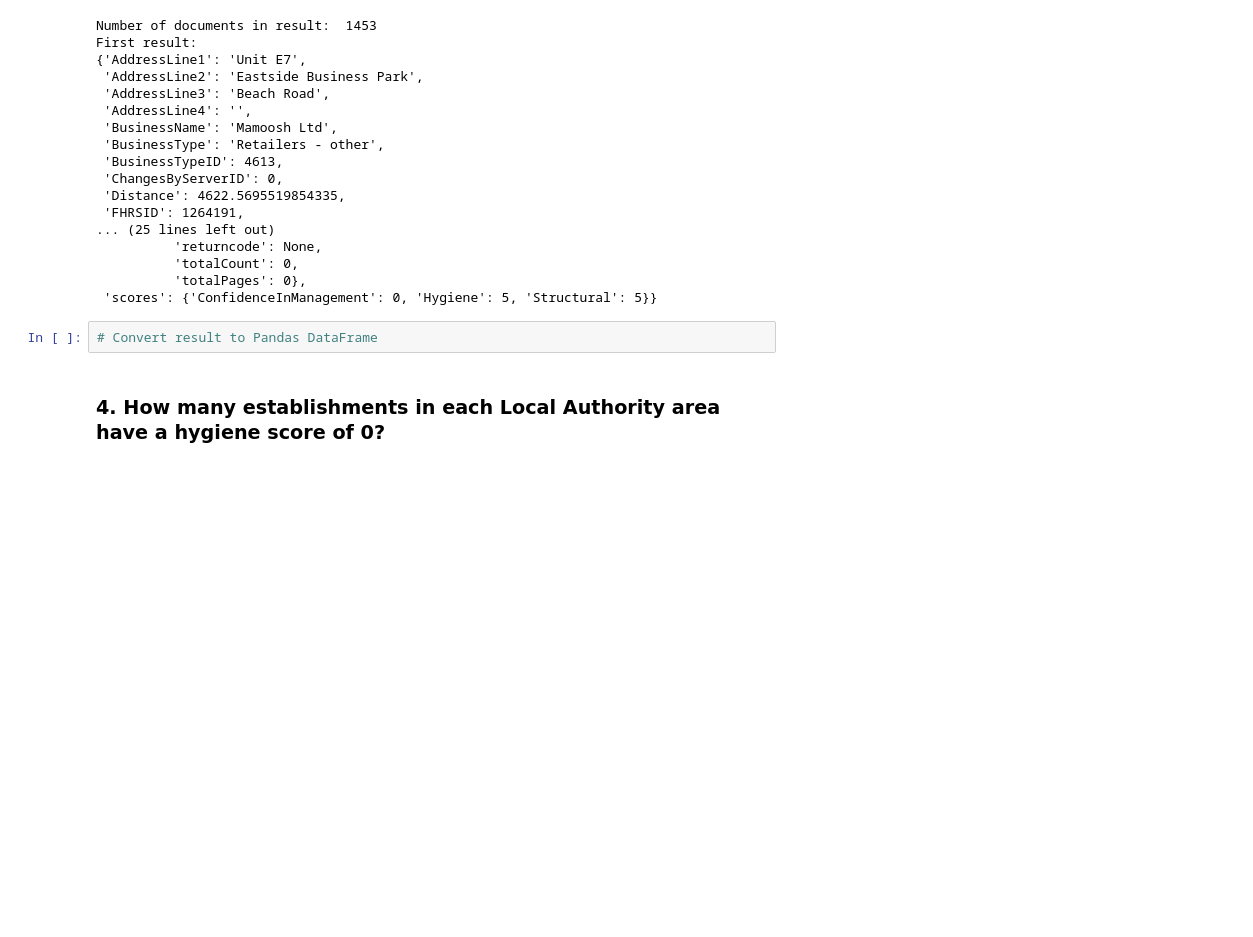
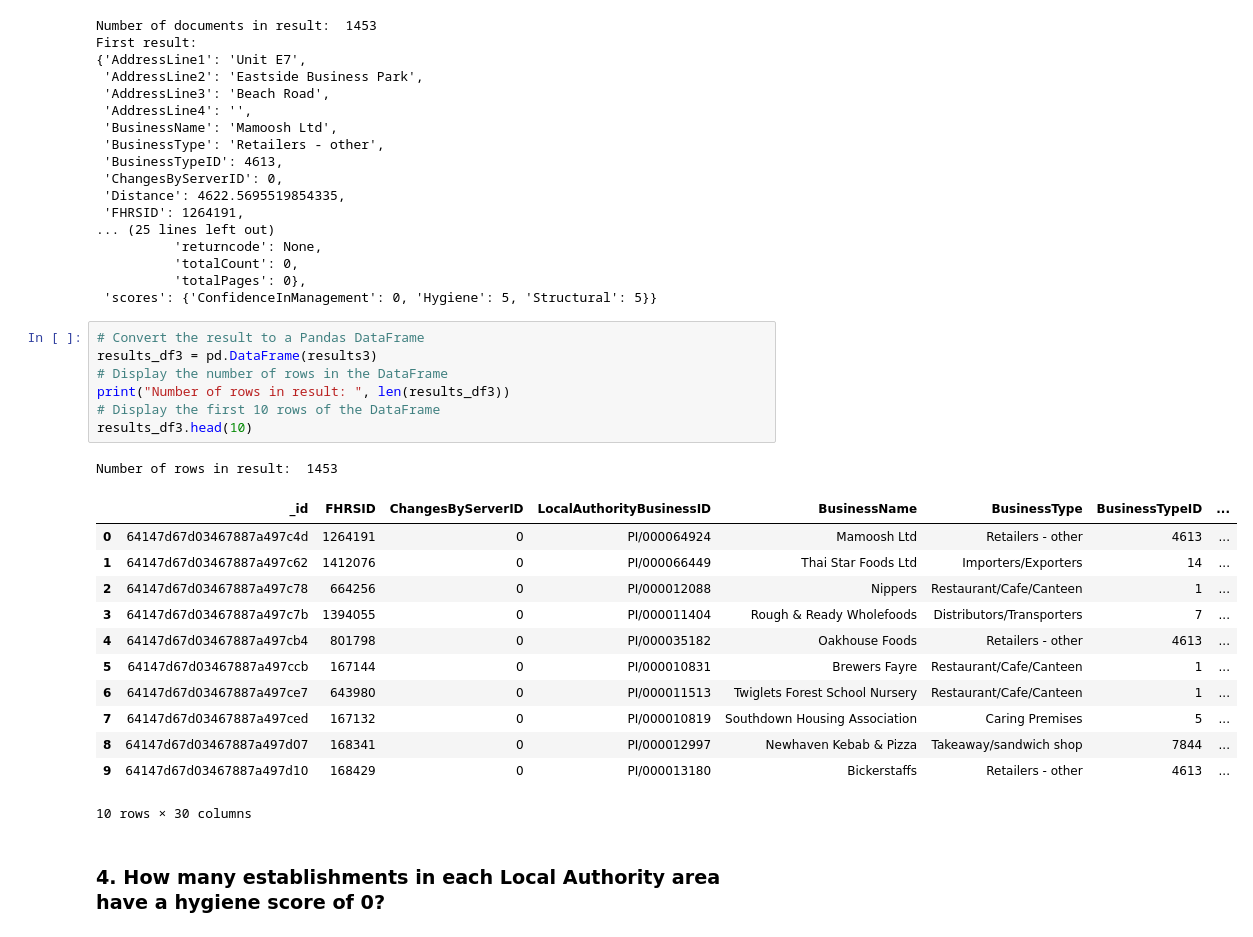
Before and after one commit to bernbr/nosql-challenge, a Jupyter notebook: Starter_Code/NoSQL_analysis_starter.ipynb, the cells around one changed output. Drawn from its saved outputs; the diff is of its cells as text; blank space fills up the shorter version.

```diff
--- a/Starter_Code/NoSQL_analysis_starter.ipynb
+++ b/Starter_Code/NoSQL_analysis_starter.ipynb
@@ -174,8 +174,27 @@ First result:
           'totalCount': 0,
           'totalPages': 0},
  'scores': {'ConfidenceInManagement': 0, 'Hygiene': 5, 'Structural': 5}}
-# %%
-# Convert result to Pandas DataFrame
+# %%
+# Convert the result to a Pandas DataFrame
+results_df3 = pd.DataFrame(results3)
+# Display the number of rows in the DataFrame
+print("Number of rows in result: ", len(results_df3))
+# Display the first 10 rows of the DataFrame
+results_df3.head(10)
+# %% [output]
+Number of rows in result:  1453
+|  | _id | FHRSID | ChangesByServerID | LocalAuthorityBusinessID | BusinessName | BusinessType | BusinessTypeID | ... |
+| 0 | 64147d67d03467887a497c4d | 1264191 | 0 | PI/000064924 | Mamoosh Ltd | Retailers - other | 4613 | ... |
+| 1 | 64147d67d03467887a497c62 | 1412076 | 0 | PI/000066449 | Thai Star Foods Ltd | Importers/Exporters | 14 | ... |
+| 2 | 64147d67d03467887a497c78 | 664256 | 0 | PI/000012088 | Nippers | Restaurant/Cafe/Canteen | 1 | ... |
+| 3 | 64147d67d03467887a497c7b | 1394055 | 0 | PI/000011404 | Rough & Ready Wholefoods | Distributors/Transporters | 7 | ... |
+| 4 | 64147d67d03467887a497cb4 | 801798 | 0 | PI/000035182 | Oakhouse Foods | Retailers - other | 4613 | ... |
+| 5 | 64147d67d03467887a497ccb | 167144 | 0 | PI/000010831 | Brewers Fayre | Restaurant/Cafe/Canteen | 1 | ... |
+| 6 | 64147d67d03467887a497ce7 | 643980 | 0 | PI/000011513 | Twiglets Forest School Nursery | Restaurant/Cafe/Canteen | 1 | ... |
+| 7 | 64147d67d03467887a497ced | 167132 | 0 | PI/000010819 | Southdown Housing Association | Caring Premises | 5 | ... |
+| 8 | 64147d67d03467887a497d07 | 168341 | 0 | PI/000012997 | Newhaven Kebab & Pizza | Takeaway/sandwich shop | 7844 | ... |
+| 9 | 64147d67d03467887a497d10 | 168429 | 0 | PI/000013180 | Bickerstaffs | Retailers - other | 4613 | ... |
+10 rows × 30 columns
 # %% [markdown]
 ### 4. How many establishments in each Local Authority area have a hygiene score of 0?
 # %%
```
